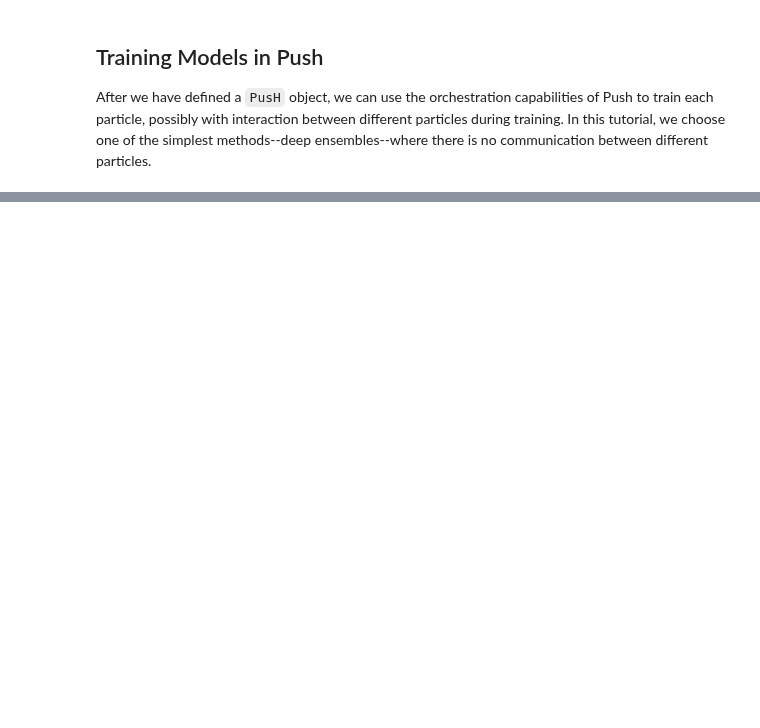
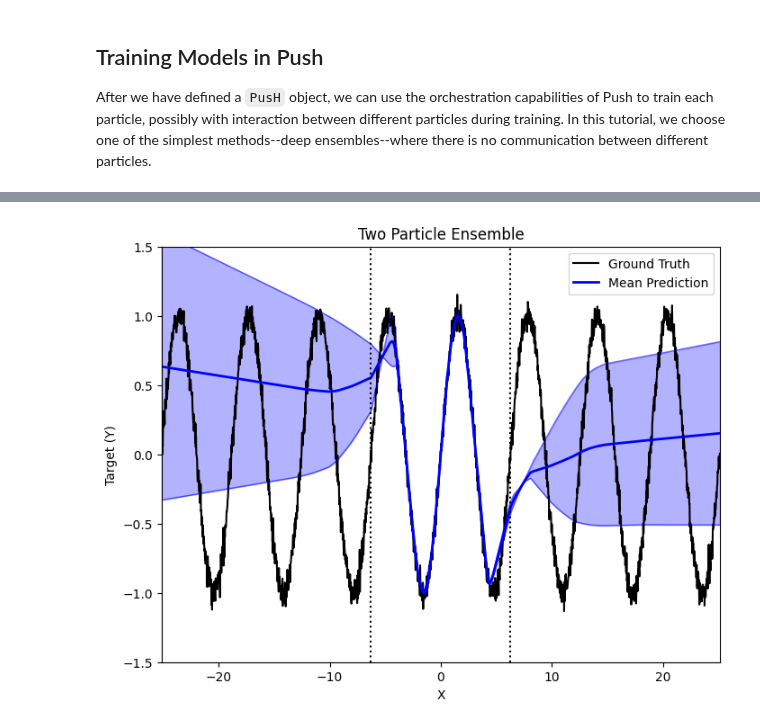
Before and after one commit to lbai-lab/push, a Jupyter notebook: docs/source/tutorials/01_Bayesian_Deep_Learning/bayesian_deep_learning.ipynb, the cells around one changed output, grey strips where cells are left out. Cells and saved outputs as stored; diff of their text form; code cells hidden in the pictures; blank space fills up the shorter version.

```diff
--- a/docs/source/tutorials/01_Bayesian_Deep_Learning/bayesian_deep_learning.ipynb
+++ b/docs/source/tutorials/01_Bayesian_Deep_Learning/bayesian_deep_learning.ipynb
@@ -386,0 +145,6 @@ Kevin Murphy
+# %%
+from push.bayes.ensemble import Ensemble
+
+# 1. `BiggerNN` is a NN template
+# 2. `args` contains the hyper-parameters of `BiggerNN`.
+ensemble = Ensemble(BiggerNN, *args)
@@ -386,0 +160,11 @@ Kevin Murphy
+# %%
+from torch.utils.data import DataLoader
+
+# 1. Create dataloader
+batch_size = 512
+dataloader = DataLoader(dataset, batch_size=batch_size, shuffle=True)
+epochs = 250
+
+# 2. Perform Bayesian inference
+ensemble.bayes_infer(dataloader, epochs, loss_fn=torch.nn.MSELoss(), num_ensembles=2)
+two_particle_ensemble = ensemble
@@ -386,0 +232,23 @@ Kevin Murphy
+# %%
+def plot_results(dataset, outputs, title):
+    xs = dataset.xs
+    ys = dataset.ys
+
+    plt.figure(figsize=(8, 6))
+    pred_upper = outputs["mean"] + outputs["std"]
+    pred_lower = outputs["mean"] - outputs["std"]
+    plt.plot(xs, ys, c="black", label="Ground Truth")
+    plt.plot(xs, outputs["mean"], color="blue", lw=2, label="Mean Prediction")
+    plt.plot(xs, pred_upper, "-b", alpha=0.5, lw=1)
+    plt.plot(xs, pred_lower, "-b", alpha=0.5, lw=1)
+    plt.fill_between(xs.view(-1).numpy(), pred_lower.flatten(), pred_upper.flatten(), color='blue', alpha=0.3)
+    plt.axvline(x=train_begin_radians, color="black", linestyle="dotted")
+    plt.axvline(x=train_end_radians, color="black", linestyle="dotted")
+    plt.xlim(test_begin_radians, test_end_radians)
+
+    plt.ylim(-1.5, 1.5)
+    plt.title(title)
+    plt.xlabel('X')
+    plt.ylabel('Target (Y)')
+    plt.legend()
+    plt.show()
@@ -386,0 +259,4 @@ Kevin Murphy
+# %%
+plot_results(oos_dataset, two_particle_outputs, 'Two Particle Ensemble')
+# %% [output]
+[figure, added]
```
Also changed, not shown: parts of 54 cells of this notebook.
